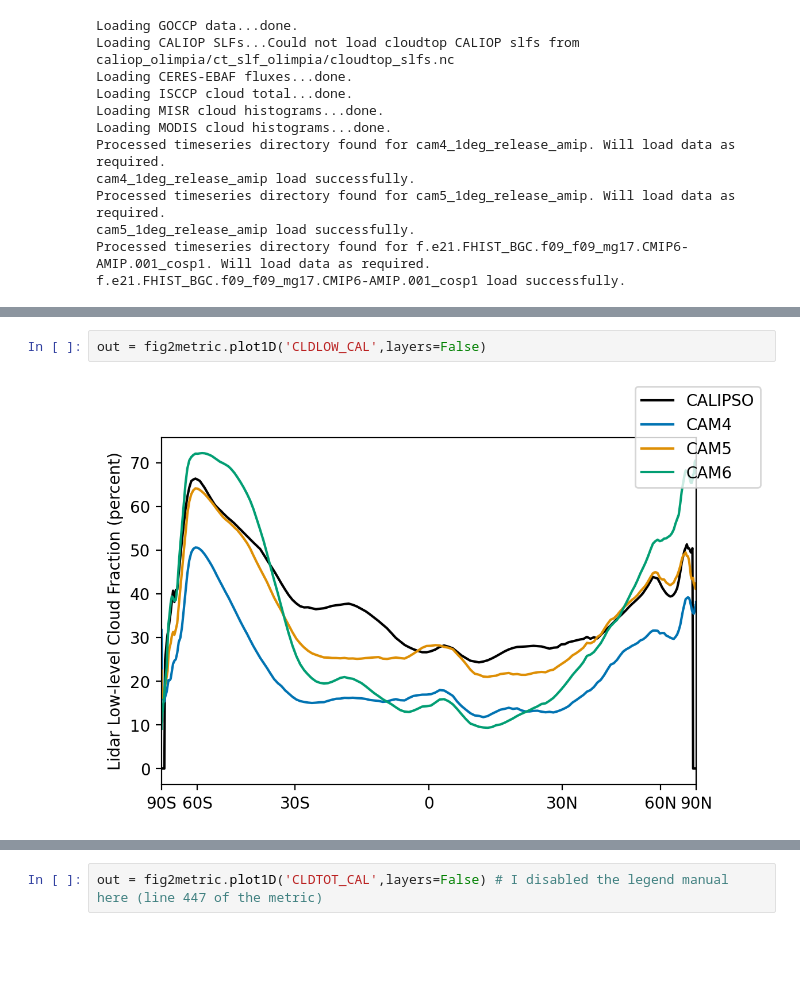
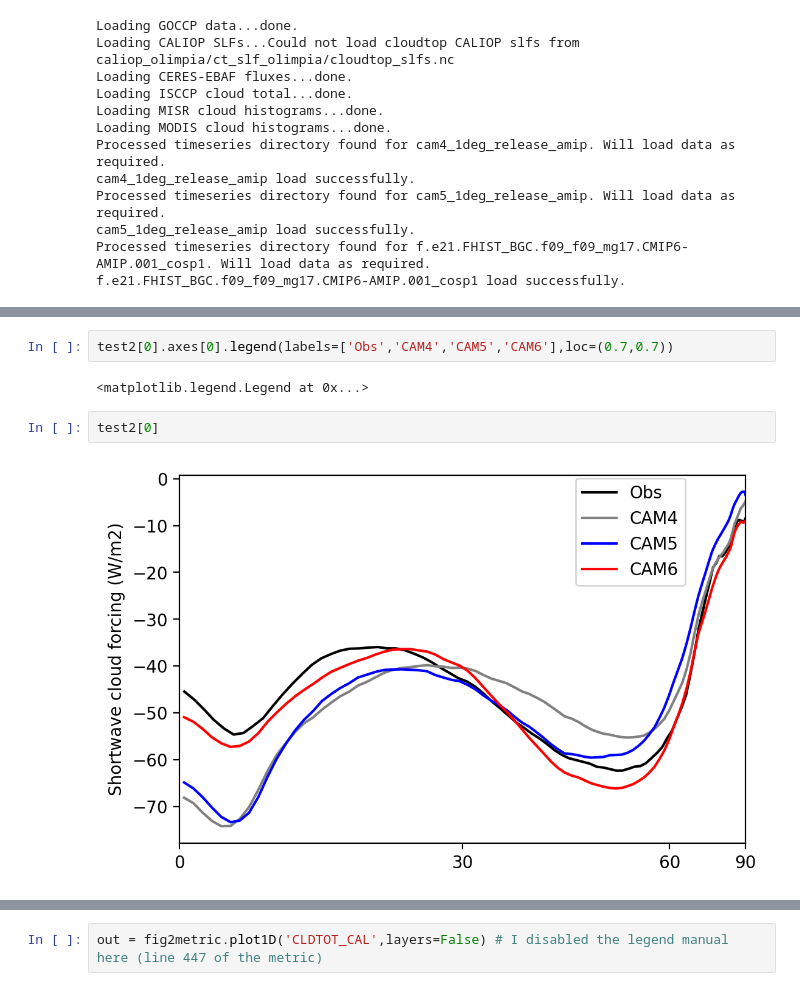
Before and after one commit to jshaw35/CESM2_analysis, a Jupyter notebook: CESM2_COSP/cesmworkshop_figures.ipynb, the cells around one changed output, grey strips where cells are left out. Drawn from its saved outputs; the diff is of its cells as text; blank space fills up the shorter version.

Commit message:
final figures supplementing CESM2 workshop presentation

```diff
--- a/CESM2_COSP/cesmworkshop_figures.ipynb
+++ b/CESM2_COSP/cesmworkshop_figures.ipynb
@@ -72,4 +70,8 @@ fig2metric.colors = old_colors
-# %%
-out = fig2metric.plot1D('CLDLOW_CAL',layers=False)
-# %% [output]
-[figure, removed]
+# %%
+test2[0].axes[0].legend(labels=['Obs','CAM4','CAM5','CAM6'],loc=(0.7,0.7))
+# %% [output]
+<matplotlib.legend.Legend at 0x...>
+# %%
+test2[0]
+# %% [output]
+[figure, added]
```
Also changed, not shown: parts of 2 cells of this notebook.
